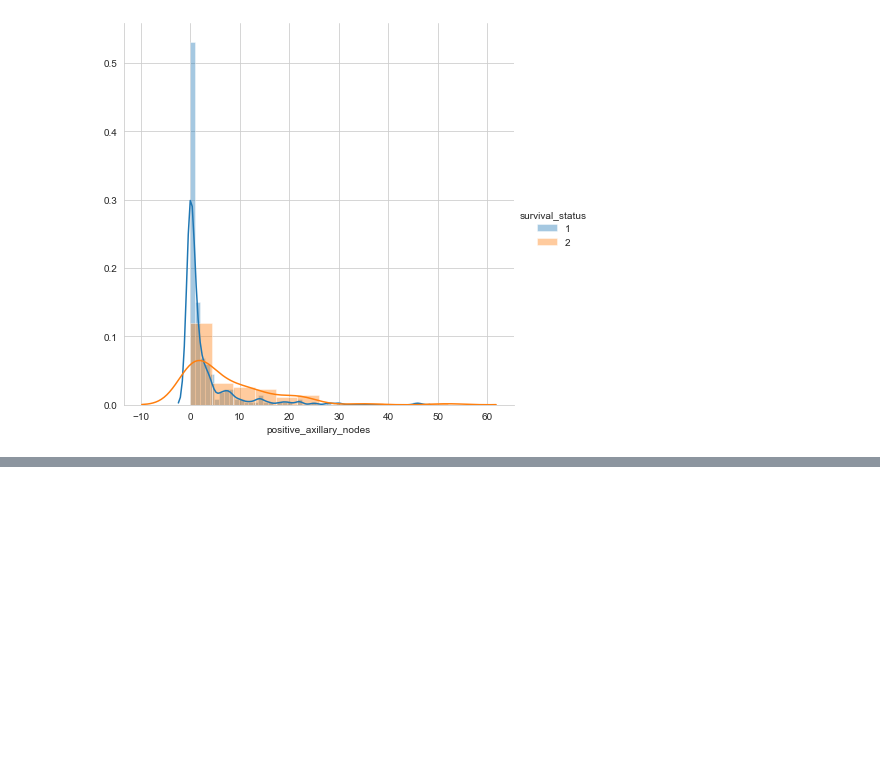
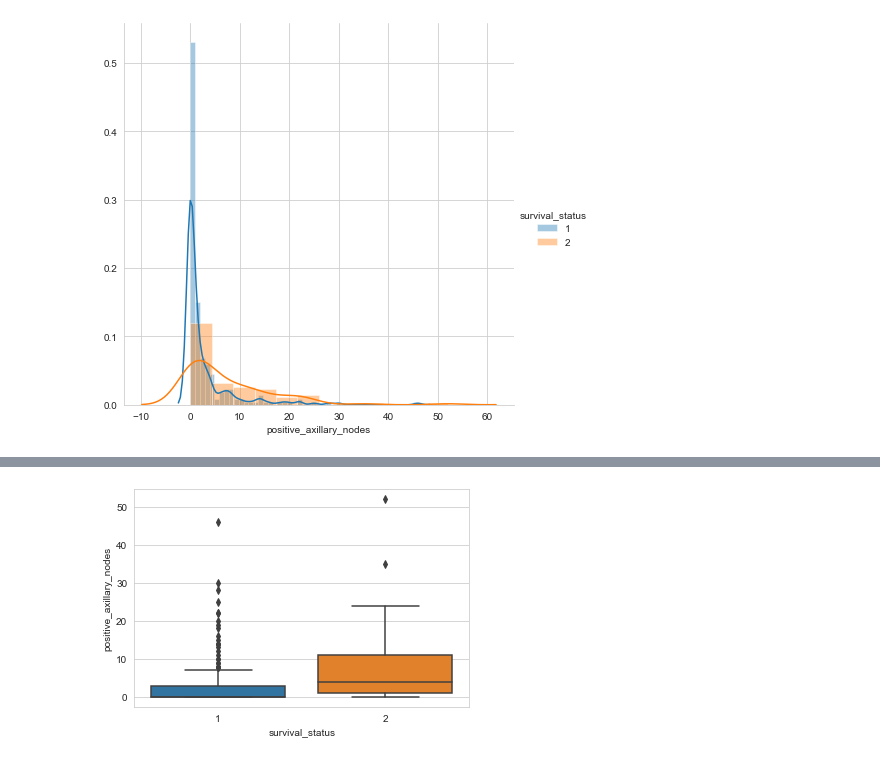
Before and after one commit to khrcmukesh2012/iris-dataset-analysis, a Jupyter notebook: EDA/haberman.ipynb, the cells around one changed output, grey strips where cells are left out. Cells and saved outputs as stored; diff of their text form; code cells hidden in the pictures; blank space fills up the shorter version.

```diff
--- a/EDA/haberman.ipynb
+++ b/EDA/haberman.ipynb
@@ -89,0 +147,6 @@ plt.show()
+# %%
+sns.set_style("whitegrid")
+sns.boxplot(x="survival_status",y="positive_axillary_nodes",data=dataset)
+plt.show()
+# %% [output]
+[figure, added]
```
Also changed, not shown: parts of 24 cells of this notebook.
